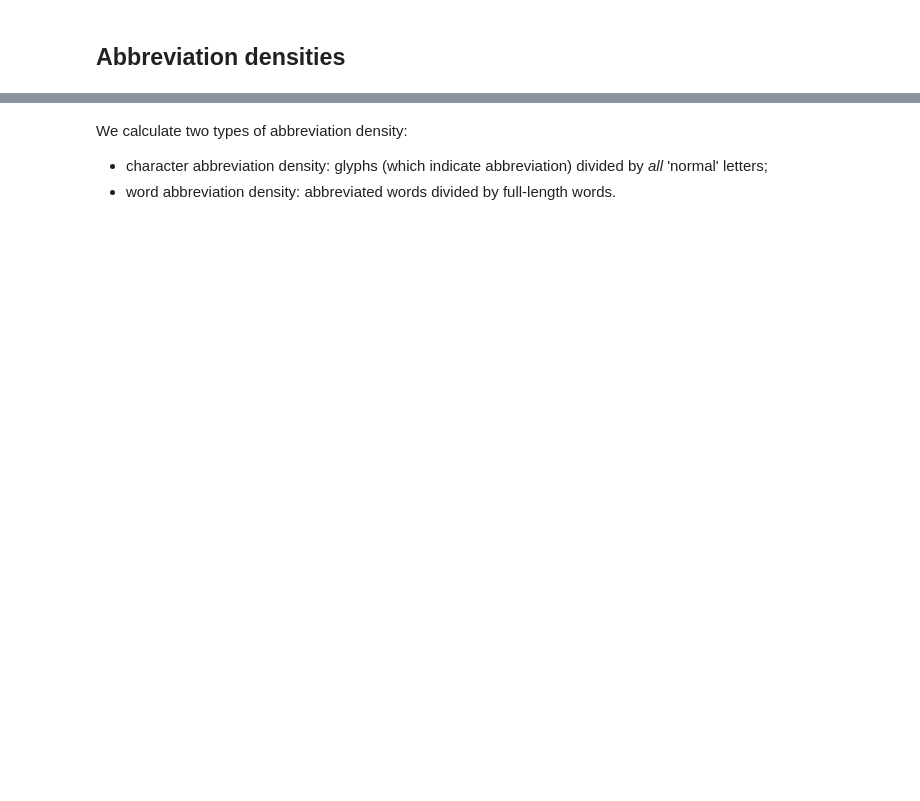
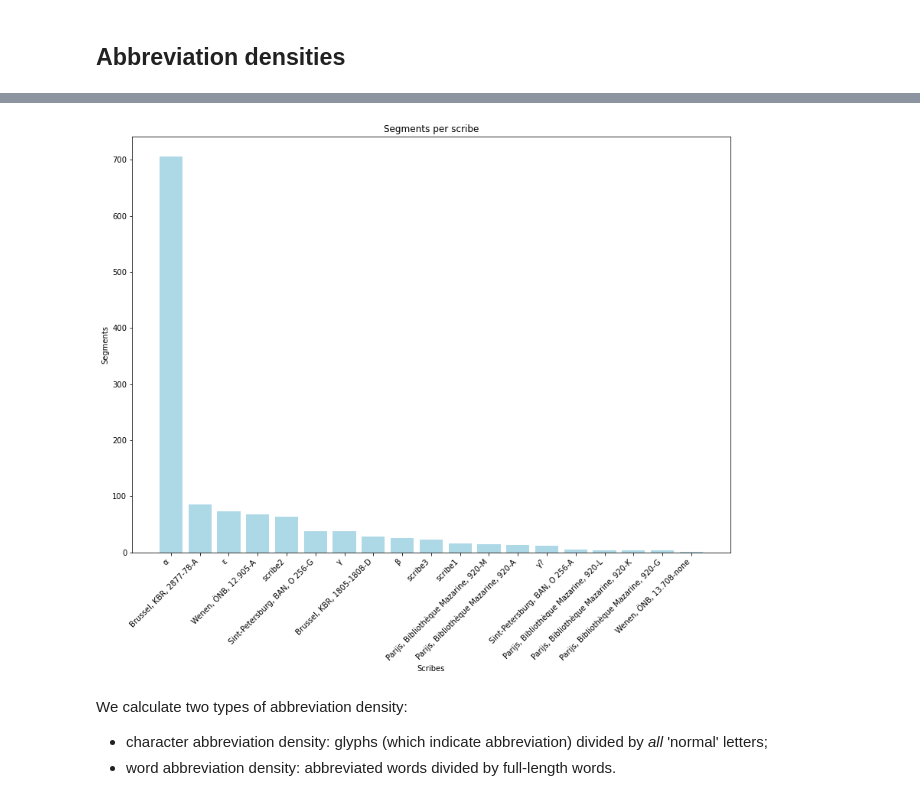
Before and after one commit to Caroline-Vandyck/making-characters-count, a Jupyter notebook: Making Characters Count.ipynb, the cells around one changed output, grey strips where cells are left out. Saved outputs shown, nothing was run; the diff lists cells and outputs as text; code cells hidden in the pictures; blank space fills up the shorter version.

```diff
--- a/Making Characters Count.ipynb
+++ b/Making Characters Count.ipynb
@@ -412,3 +457,24 @@ segments.sample(5)
+# %%
+# [TABLE]
+
+# Bar plot with segments per scribe
+pu_per_scribe = dict(segments['scribe'].value_counts())
+
+# Creating bar plot
+plt.figure(figsize=(14, 10))
+plt.bar(pu_per_scribe.keys(), pu_per_scribe.values(), color='lightblue')
+
+# Adding labels
+plt.xlabel('Scribes')
+plt.ylabel('Segments')
+plt.title('Segments per scribe')
+
+# Increasing readability
+plt.xticks(rotation=45, ha='right', fontsize=10)
+
+plt.show()
+# %% [output]
+[figure, added]
 # %% [markdown]
 We calculate two types of abbreviation density:
 
```
Also changed, not shown: parts of 31 cells of this notebook.
